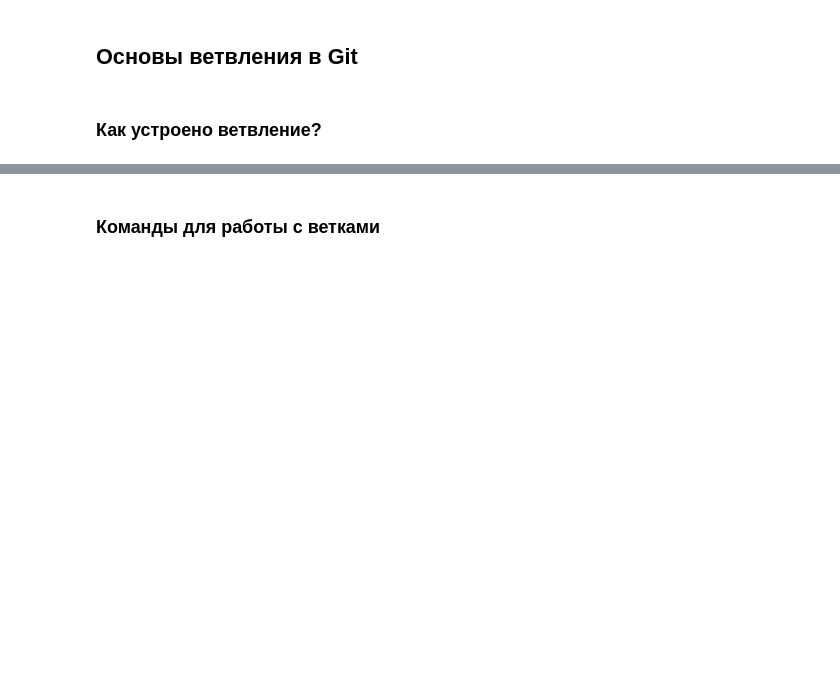
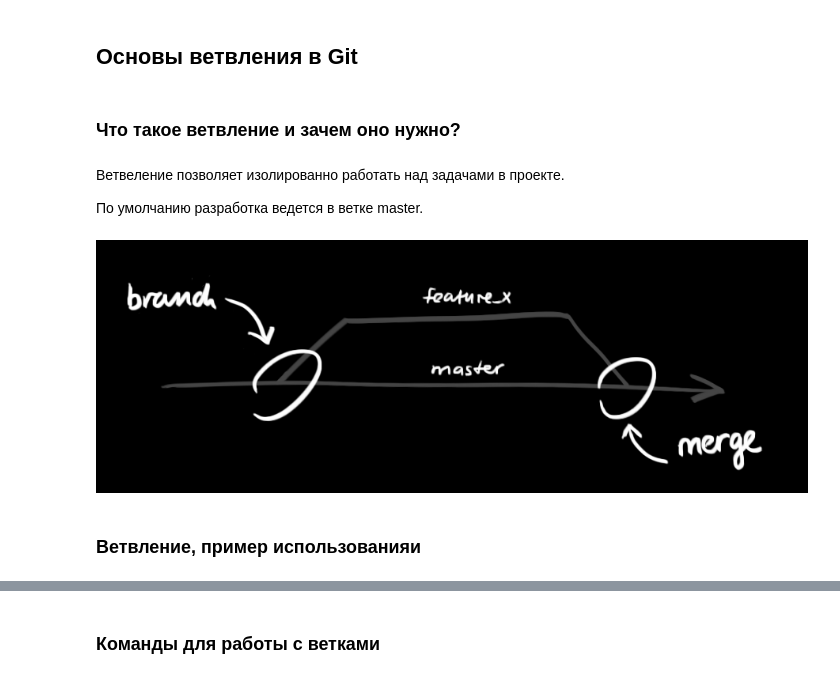
Before and after one commit to vasilyivan12345/python-workshops, a Jupyter notebook: git/lecture.ipynb, the cells around one changed output, grey strips where cells are left out. Saved outputs shown, nothing was run; the diff lists cells and outputs as text; code cells hidden in the pictures; blank space fills up the shorter version.

```diff
--- a/git/lecture.ipynb
+++ b/git/lecture.ipynb
@@ -114,4 +102,2 @@ git status
 # %% [markdown]
 ## Основы ветвления в Git
-# %% [markdown]
-### Как устроено ветвление?
@@ -119,0 +104,12 @@ git status
+# %% [markdown]
+### Что такое ветвление и зачем оно нужно?
+# %% [markdown]
+Ветвеление  позволяет изолированно работать над задачами в проекте.
+
+По умолчанию разработка ведется в ветке master.
+# %%
+Image("images/branches.png")
+# %% [output]
+[figure, added]
+# %% [markdown]
+### Ветвление, пример использованияи
```
Also changed, not shown: parts of 58 cells of this notebook, 4 other files.
